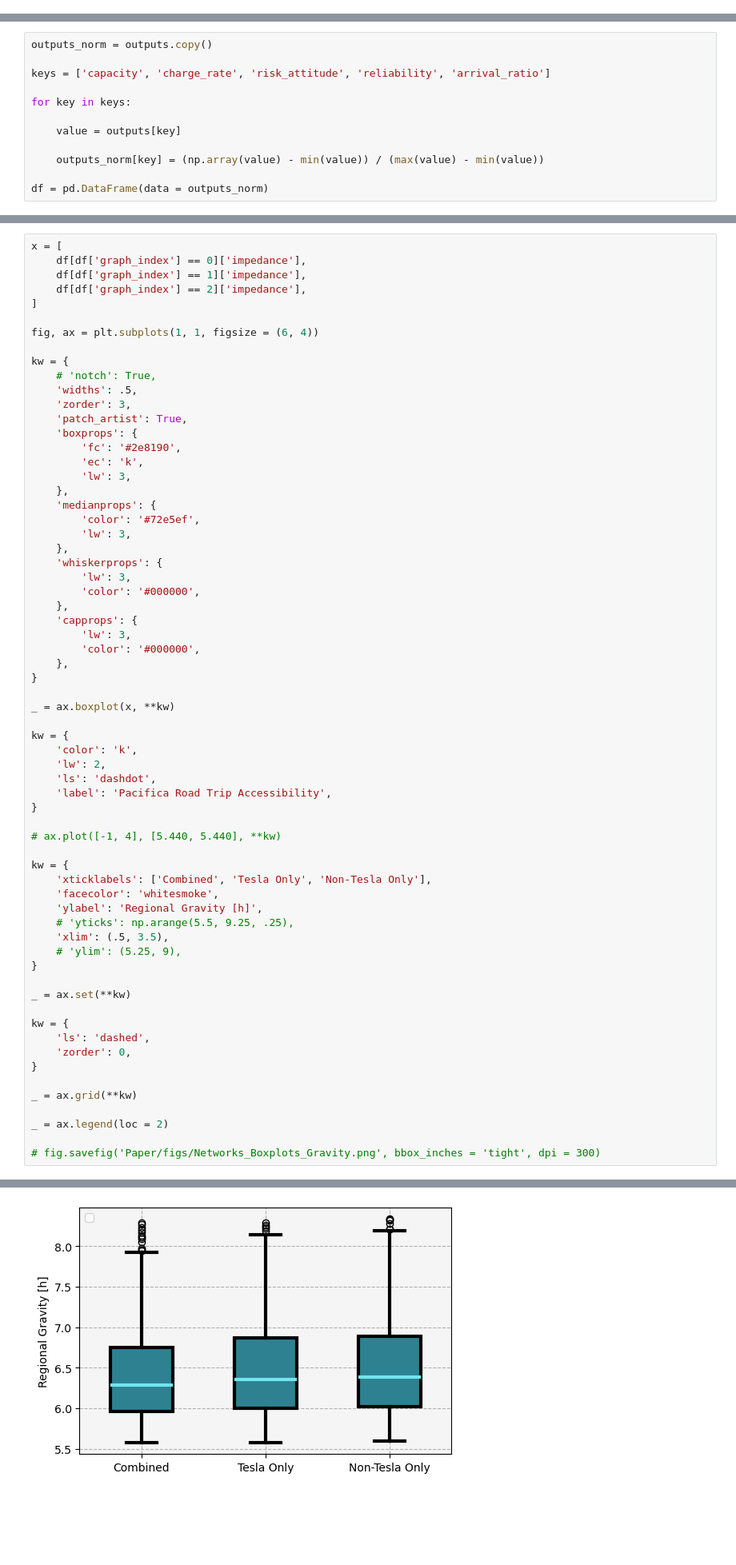
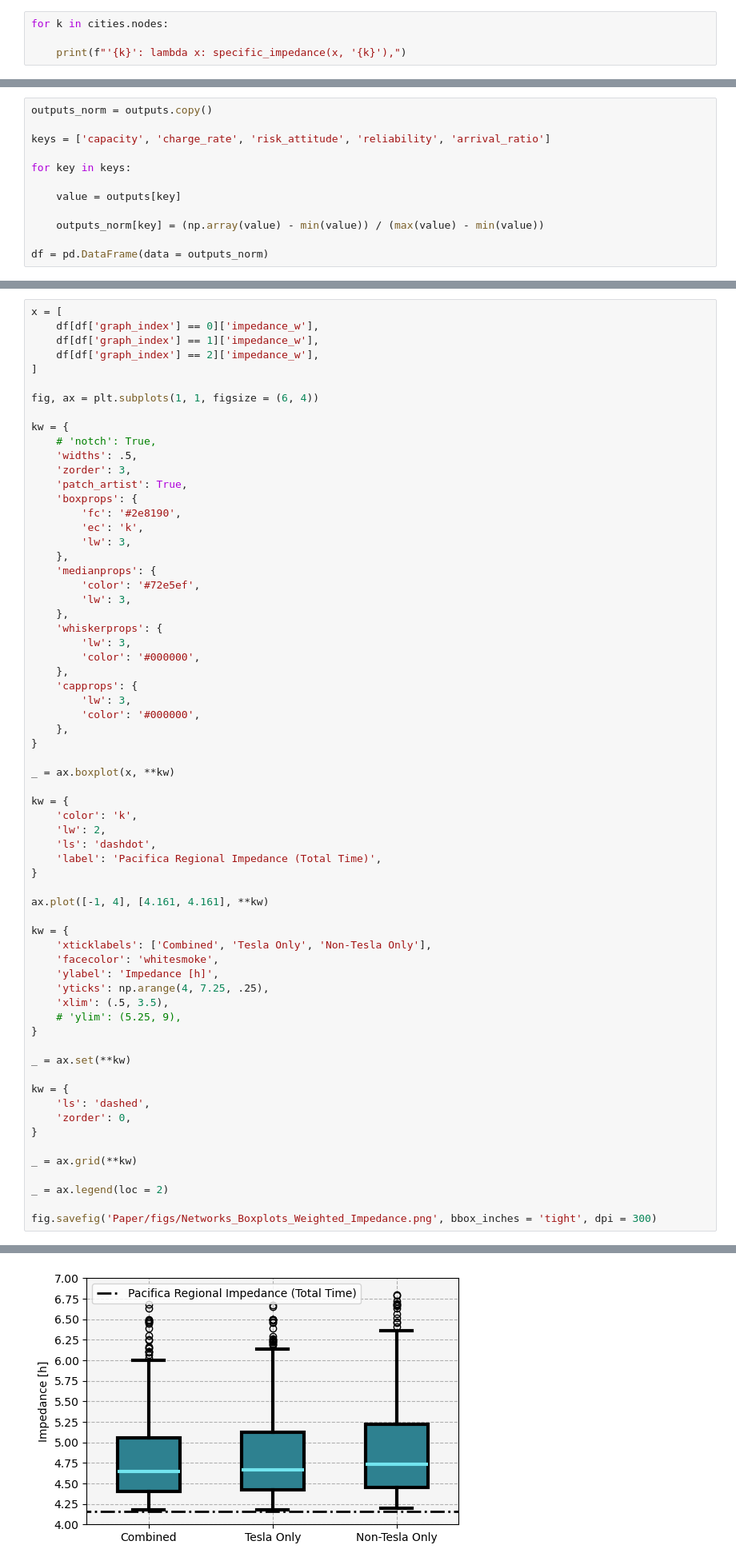
Before and after one commit to airabino/charger_network_analysis, a Jupyter notebook: Random_Experiment_Analysis.ipynb, the cells around one changed output, grey strips where cells are left out. Shown at 80% size. Saved outputs shown, nothing was run; the diff lists cells and outputs as text; blank space fills up the shorter version.

```diff
--- a/Random_Experiment_Analysis.ipynb
+++ b/Random_Experiment_Analysis.ipynb
@@ -92,0 +38,4 @@ for file in src.progress_bar.ProgressBar(files):
+# %%
+for k in cities.nodes:
+
+    print(f"'{k}': lambda x: specific_impedance(x, '{k}'),")
@@ -189,8 +163,8 @@ No artists with labels found to put in legend.  Note that artists whose label st
 # %%
 x = [
-    df[df['graph_index'] == 0]['impedance'],
-    df[df['graph_index'] == 1]['impedance'],
-    df[df['graph_index'] == 2]['impedance'],
+    df[df['graph_index'] == 0]['impedance_w'],
+    df[df['graph_index'] == 1]['impedance_w'],
+    df[df['graph_index'] == 2]['impedance_w'],
 ]
 
 fig, ax = plt.subplots(1, 1, figsize = (6, 4))
@@ -225,16 +199,16 @@ kw = {
     'color': 'k',
     'lw': 2,
     'ls': 'dashdot',
-    'label': 'Pacifica Road Trip Accessibility',
+    'label': 'Pacifica Regional Impedance (Total Time)',
 }
 
-# ax.plot([-1, 4], [5.440, 5.440], **kw)
+ax.plot([-1, 4], [4.161, 4.161], **kw)
 
 kw = {
     'xticklabels': ['Combined', 'Tesla Only', 'Non-Tesla Only'],
     'facecolor': 'whitesmoke',
-    'ylabel': 'Regional Gravity [h]',
-    # 'yticks': np.arange(5.5, 9.25, .25),
+    'ylabel': 'Impedance [h]',
+    'yticks': np.arange(4, 7.25, .25),
     'xlim': (.5, 3.5),
     # 'ylim': (5.25, 9),
 }
@@ -250,5 +224,5 @@ _ = ax.grid(**kw)
 
 _ = ax.legend(loc = 2)
 
-# fig.savefig('Paper/figs/Networks_Boxplots_Gravity.png', bbox_inches = 'tight', dpi = 300)
+fig.savefig('Paper/figs/Networks_Boxplots_Weighted_Impedance.png', bbox_inches = 'tight', dpi = 300)
 # %% [output]
@@ -256 +229 @@ No artists with labels found to put in legend.  Note that artists whose label st
-[figure, old version]
+[figure, new version]
```
Also changed, not shown: parts of 23 cells of this notebook, 29 other files.
